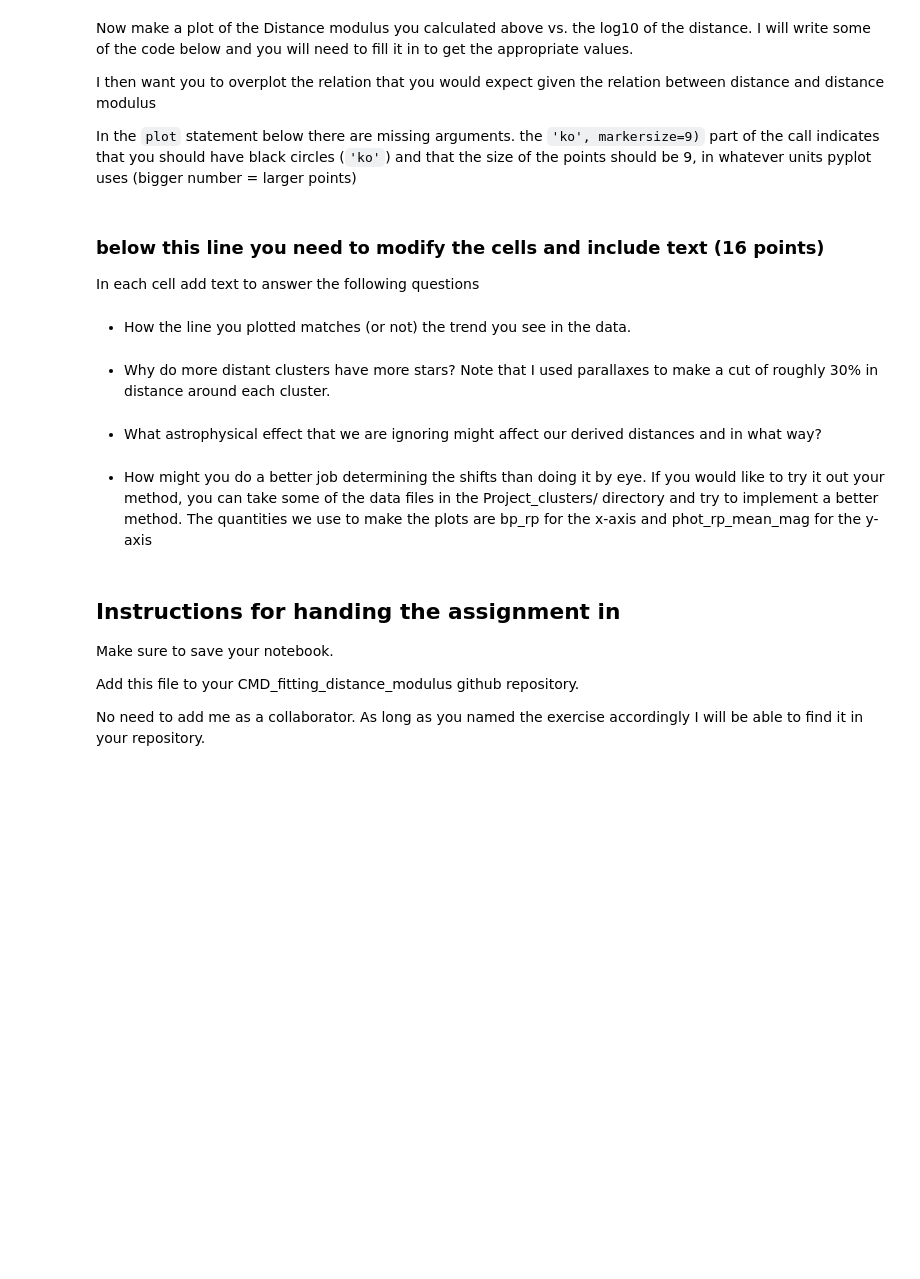
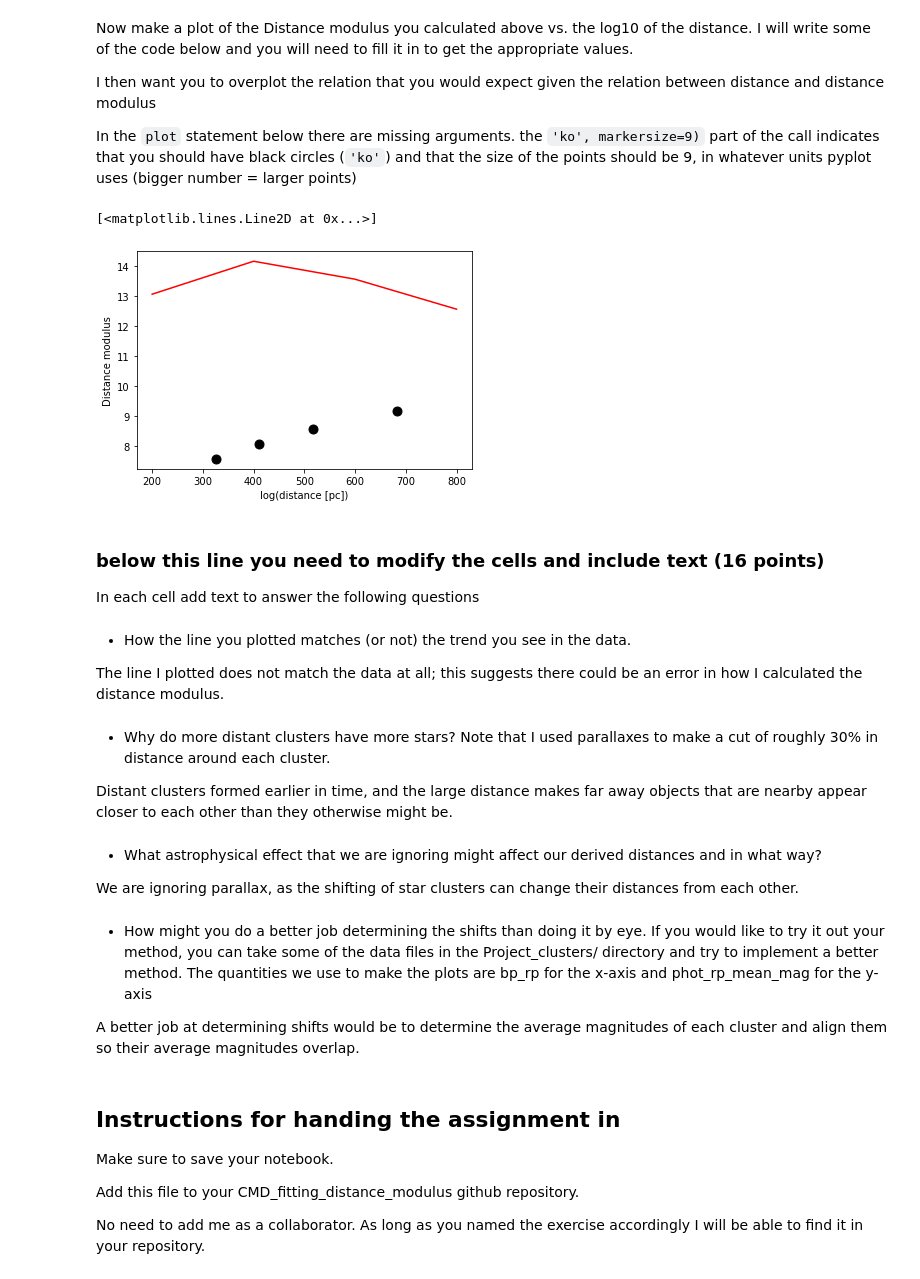
Before and after one commit to WayoftheFerret/CMD_distmod_student, a Jupyter notebook: cluster_plot_student.ipynb, the cells around one changed output. Cells and saved outputs as stored; diff of their text form; code cells hidden in the pictures; blank space fills up the shorter version.

```diff
--- a/cluster_plot_student.ipynb
+++ b/cluster_plot_student.ipynb
@@ -82,6 +82,6 @@ shift_m36 = -3.6
 
 # Assuming the distance to M45 is 130pc write an code expression that converts your shift into the ratio of the distances
 #the Pleiades to this cluster
-dist_ratio_m36 = 10**(shift_m36/5)
+dist_ratio_m36 = 10**((-0.4)*shift_m36)
 print(dist_ratio_m36)
 # %% [output]
@@ -108,6 +108,6 @@ shift_ngc6231 = -3.0
 
 # Assuming the distance to M45 is 130pc write an code expression that converts your shift into the ratio of the distances
 #the Pleiades to this cluster
-dist_ratio_ngc6231 = 10**(shift_ngc6231/5)
+dist_ratio_ngc6231 = 10**((-0.4)*shift_ngc6231)
 print(dist_ratio_ngc6231)
 # %% [output]
@@ -134,6 +134,6 @@ shift_ngc3293 = -2.0
 
 # Assuming the distance to M45 is 130pc write an code expression that converts your shift into the ratio of the distances
 #the Pleiades to this cluster
-dist_ratio_ngc3293 = 10**(shift_ngc3293/5)
+dist_ratio_ngc3293 = 10**((-0.4)*shift_ngc3293)
 print(dist_ratio_ngc3293)
 # %% [output]
@@ -152,7 +152,7 @@ dist_ratios = np.array([dist_ratio_m34, dist_ratio_m36, dist_ratio_ngc6231, dist
 
 #write an expression to calculate the distance to each cluster
 dist_pleiades = 130.0
-dists =
+dists = np.array([130*np.sqrt(dist_ratio_m34), 130*np.sqrt(dist_ratio_m36), 130*np.sqrt(dist_ratio_ngc6231), 130*np.sqrt(dist_ratio_ngc3293)])
 
 print("Distance for M 34 = ", dists[0], " pc")
 print("Distance for M 36 = ", dists[1], " pc")
@@ -161,7 +161,7 @@ print("Distance for NGC 3293 = ", dists[3], " pc")
 print()
 
 #write an expression to derive the distance modulus from the distance ratio or distance
-dist_mods =
+dist_mods = np.array([5*np.log10(dists[0]/10), 5*np.log10(dists[1]/10), 5*np.log10(dists[2]/10), 5*np.log10(dists[3]/10)])
 
 print("Distance Modulus for M 34 = ", dist_mods[0])
 print("Distance Modulus for M 36 = ", dist_mods[1])
@@ -176,38 +186,49 @@ In the `plot` statement below there are missing arguments.  the `'ko', markersiz
 # %%
 #You will need to make an array that contains the log of the distances
 
 #### Write code here
-logdist =
+logdist = np.array([np.log10(dists[0]), np.log10(dists[1]), np.log10(dists[2]), np.log10(dists[3])])
 
 #now complete this plot statement to plot the log of the distance vs. the distance modulus.
-plt.plot( ,'ko', markersize=9)
+plt.plot(dists, dist_mods,'ko', markersize=9)
 plt.xlabel('log(distance [pc])')
 plt.ylabel('Distance modulus')
 
 # here you will need to draw a line on your plot that shows the prediction
 #of the distance modulus given the distance.
 #these are the two x-points of your line, in log distance
-logdistpred = np.array([2,4])
+logdistpred = np.array([200, 400, 600, 800])
 
 # write down the function that turns logdistpred into the distance modulus
 #
-dmpred =
+dmpred = np.array([5*logdist[0], 5*logdist[1], 5*logdist[2], 5*logdist[3]])
 
 #plot this line on the previous plot
 #the 'r-' indicates a red line
 plt.plot(logdistpred, dmpred, 'r-')
+# %% [output]
+[<matplotlib.lines.Line2D at 0x...>]
+[figure, added]
 # %% [markdown]
 ### below this line you need to modify the cells and include text  (16 points)
 
 In each cell add text to answer the following questions
 # %% [markdown]
 - How the line you plotted matches (or not) the trend you see in the data.
+
+The line I plotted does not match the data at all; this suggests there could be an error in how I calculated the distance modulus.
 # %% [markdown]
 - Why do more distant clusters have more stars?  Note that I used parallaxes to make a cut of roughly 30% in distance around each cluster.
+
+Distant clusters formed earlier in time, and the large distance makes far away objects that are nearby appear closer to each other than they otherwise might be.
 # %% [markdown]
 - What astrophysical effect that we are ignoring might affect our derived distances and in what way?
+
+We are ignoring parallax, as the shifting of star clusters can change their distances from each other.
 # %% [markdown]
 - How might you do a better job determining the shifts than doing it by eye.  If you would like to try it out your method, you can take some of the data files in the Project_clusters/ directory and try to implement a better method.  The quantities we use to make the plots are bp_rp for the x-axis and phot_rp_mean_mag for the y-axis
+
+A better job at determining shifts would be to determine the average magnitudes of each cluster and align them so their average magnitudes overlap.
 # %% [markdown]
 ## Instructions for handing the assignment in
 
```
Also changed, not shown: parts of 5 cells of this notebook.
